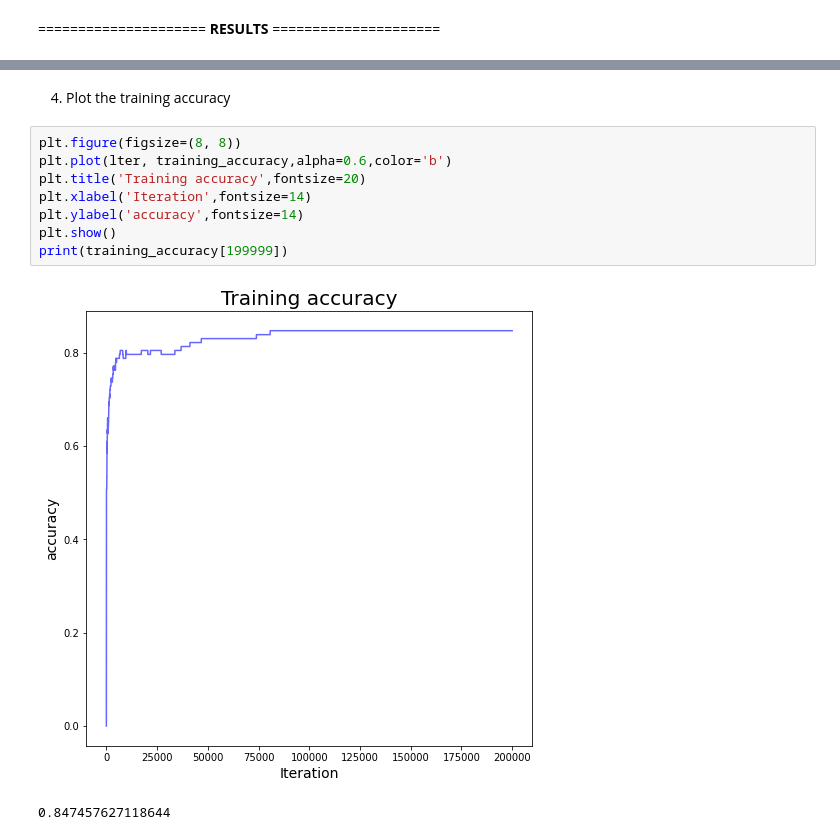
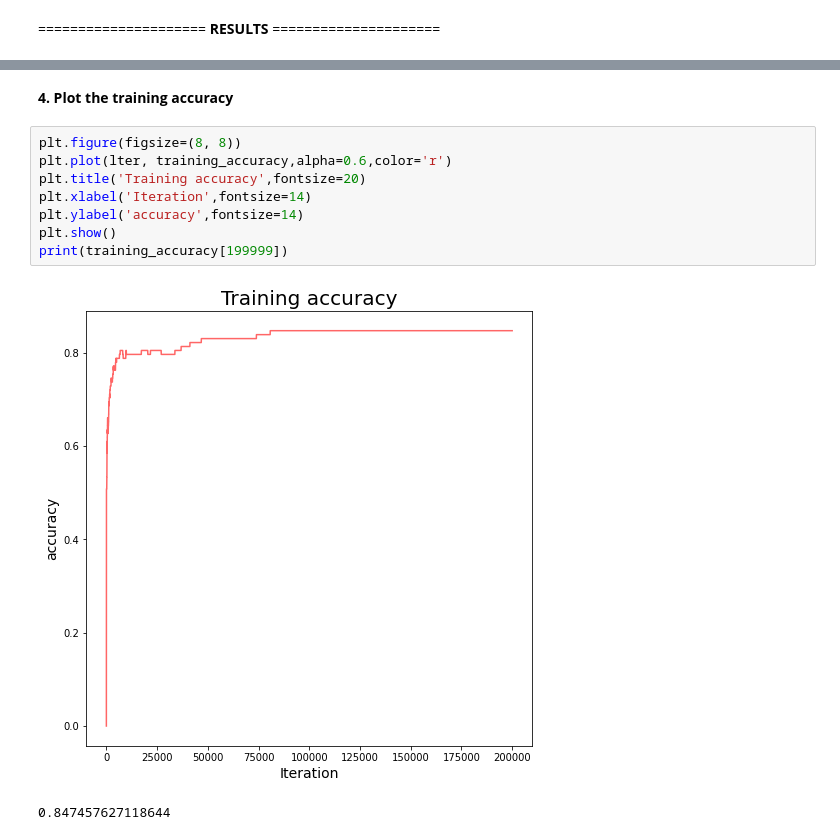
Before and after one commit to JinKim1/classMachineLearning, a Jupyter notebook: ML_assignment06.ipynb, the cells around one changed output, grey strips where cells are left out. Drawn from its saved outputs; the diff is of its cells as text.

```diff
--- a/ML_assignment06.ipynb
+++ b/ML_assignment06.ipynb
@@ -166,14 +136,14 @@ print(cost_guess[100000])
 # %% [markdown]
-4. Plot the training accuracy
+**4. Plot the training accuracy**
 # %%
 plt.figure(figsize=(8, 8))
-plt.plot(lter, training_accuracy,alpha=0.6,color='b')
+plt.plot(lter, training_accuracy,alpha=0.6,color='r')
 plt.title('Training accuracy',fontsize=20)
 plt.xlabel('Iteration',fontsize=14)
 plt.ylabel('accuracy',fontsize=14)
 plt.show()
 print(training_accuracy[199999])
 # %% [output]
-[figure, old version]
+[figure, new version]
 0.847457627118644
 # %% [markdown]
```
Also changed, not shown: parts of 11 cells of this notebook.
